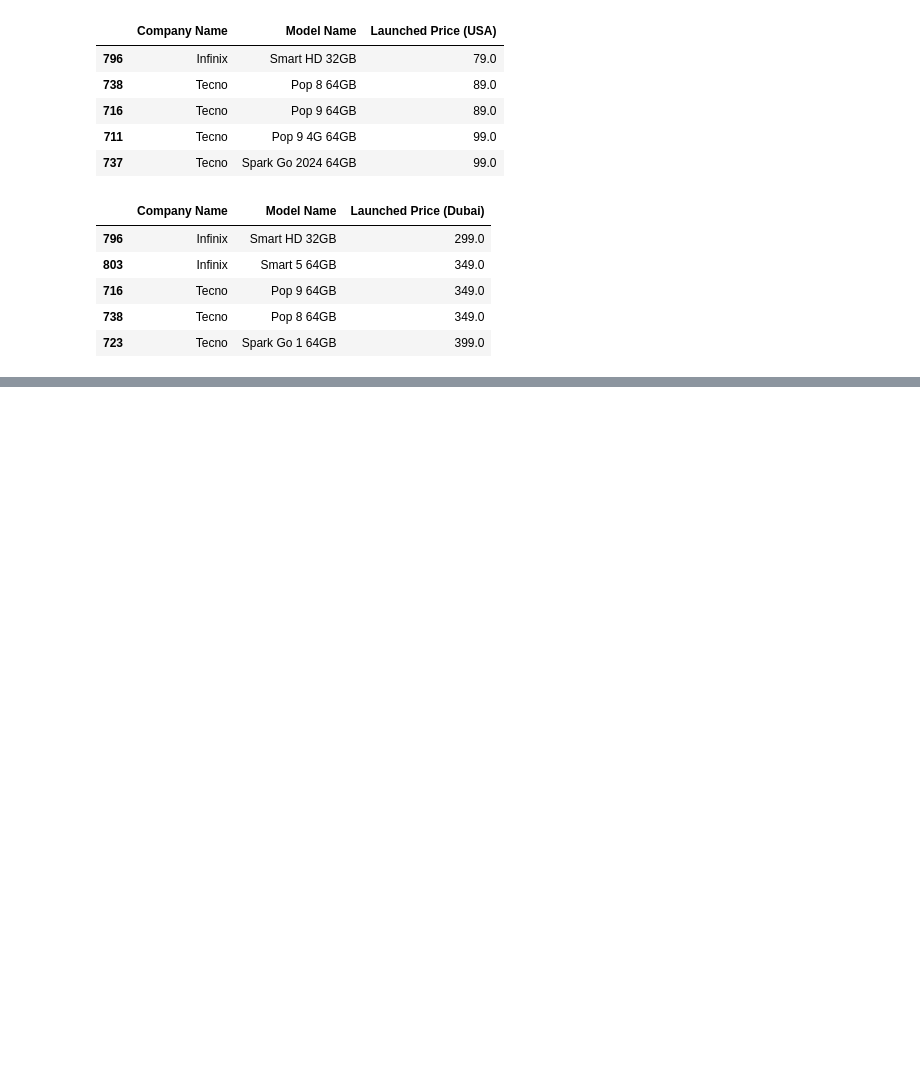
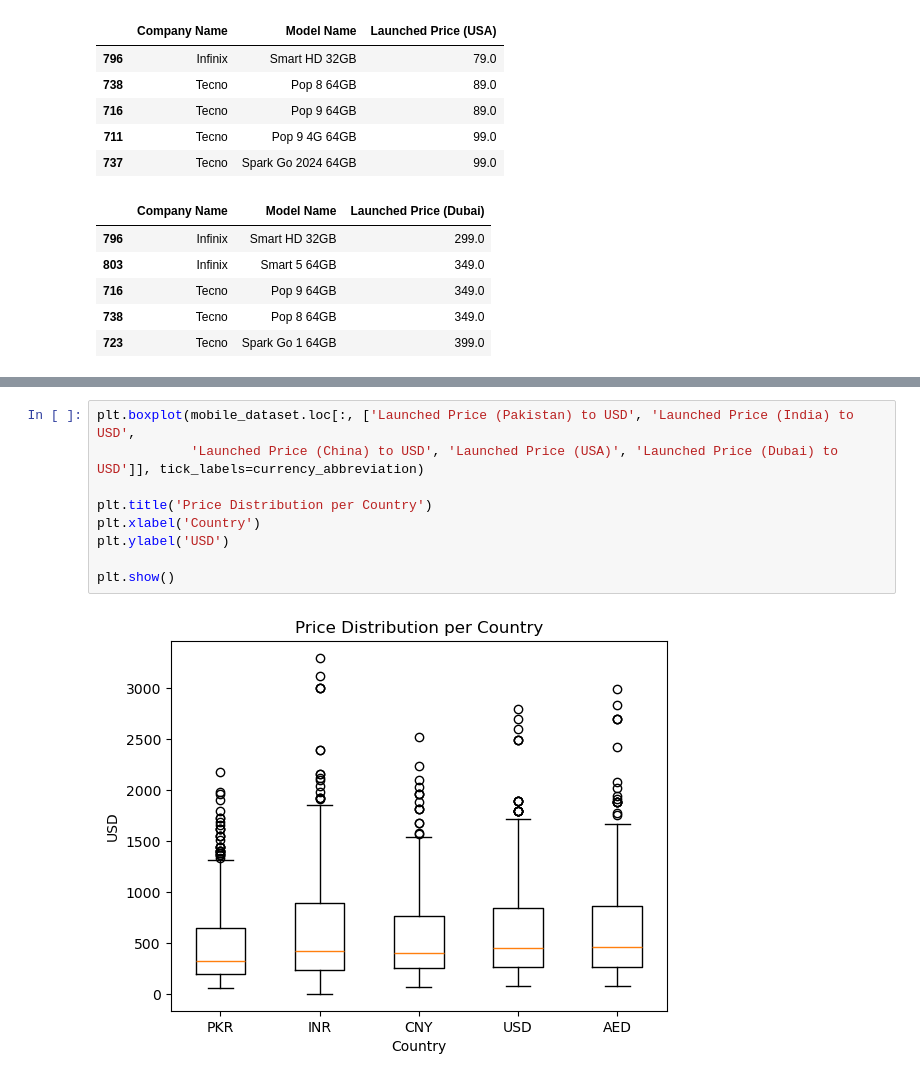
Before and after one commit to LauraPiraneque/mobile_prices_analysis, a Jupyter notebook: mobiles_analysis.ipynb, the cells around one changed output, grey strips where cells are left out. Saved outputs shown, nothing was run; the diff lists cells and outputs as text; blank space fills up the shorter version.

```diff
--- a/mobiles_analysis.ipynb
+++ b/mobiles_analysis.ipynb
@@ -297,0 +357,11 @@ for col in mobile_dataset.columns[9:14]:
+# %%
+plt.boxplot(mobile_dataset.loc[:, ['Launched Price (Pakistan) to USD', 'Launched Price (India) to USD',
+            'Launched Price (China) to USD', 'Launched Price (USA)', 'Launched Price (Dubai) to USD']], tick_labels=currency_abbreviation)
+
+plt.title('Price Distribution per Country')
+plt.xlabel('Country')
+plt.ylabel('USD')
+
+plt.show()
+# %% [output]
+[figure, added]
```
Also changed, not shown: parts of 9 cells of this notebook.
